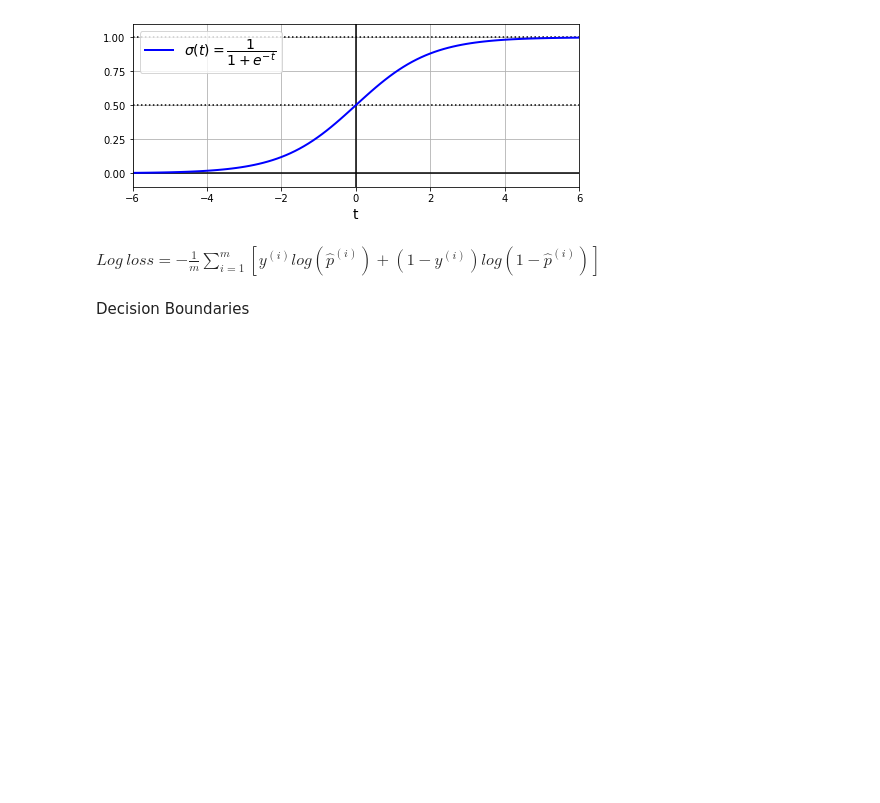
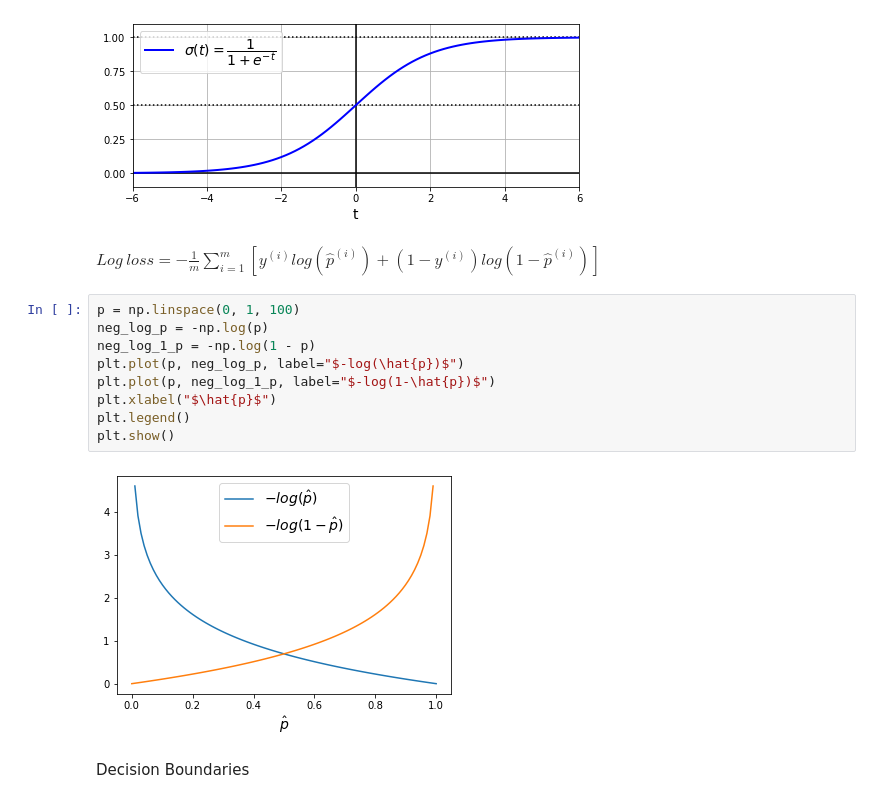
Before and after one commit to MosesBomera/Learning-Machine-Learning, a Jupyter notebook: HOMLwSLKT/chapter_004.ipynb, the cells around one changed output. Saved outputs shown, nothing was run; the diff lists cells and outputs as text; blank space fills up the shorter version.

Commit message:
Add logistic regression cost function plot

```diff
--- a/HOMLwSLKT/chapter_004.ipynb
+++ b/HOMLwSLKT/chapter_004.ipynb
@@ -661,6 +664,17 @@ plt.show()
 [figure]
 # %% [markdown]
 $Log\ loss = -\frac{1}{m}\sum_{i=1}^{m}[y^{(i)}log(\hat{p}^{(i)}) + (1 - y^{(i)})log(1 - \hat{p}^{(i)})]$
+# %%
+p = np.linspace(0, 1, 100)
+neg_log_p = -np.log(p)
+neg_log_1_p = -np.log(1 - p)
+plt.plot(p, neg_log_p, label="$-log(\hat{p})$")
+plt.plot(p, neg_log_1_p, label="$-log(1-\hat{p})$")
+plt.xlabel("$\hat{p}$")
+plt.legend()
+plt.show()
+# %% [output]
+[figure, added]
 # %% [markdown]
 Decision Boundaries
 # %%
```
Also changed, not shown: parts of 1 cell of this notebook.
